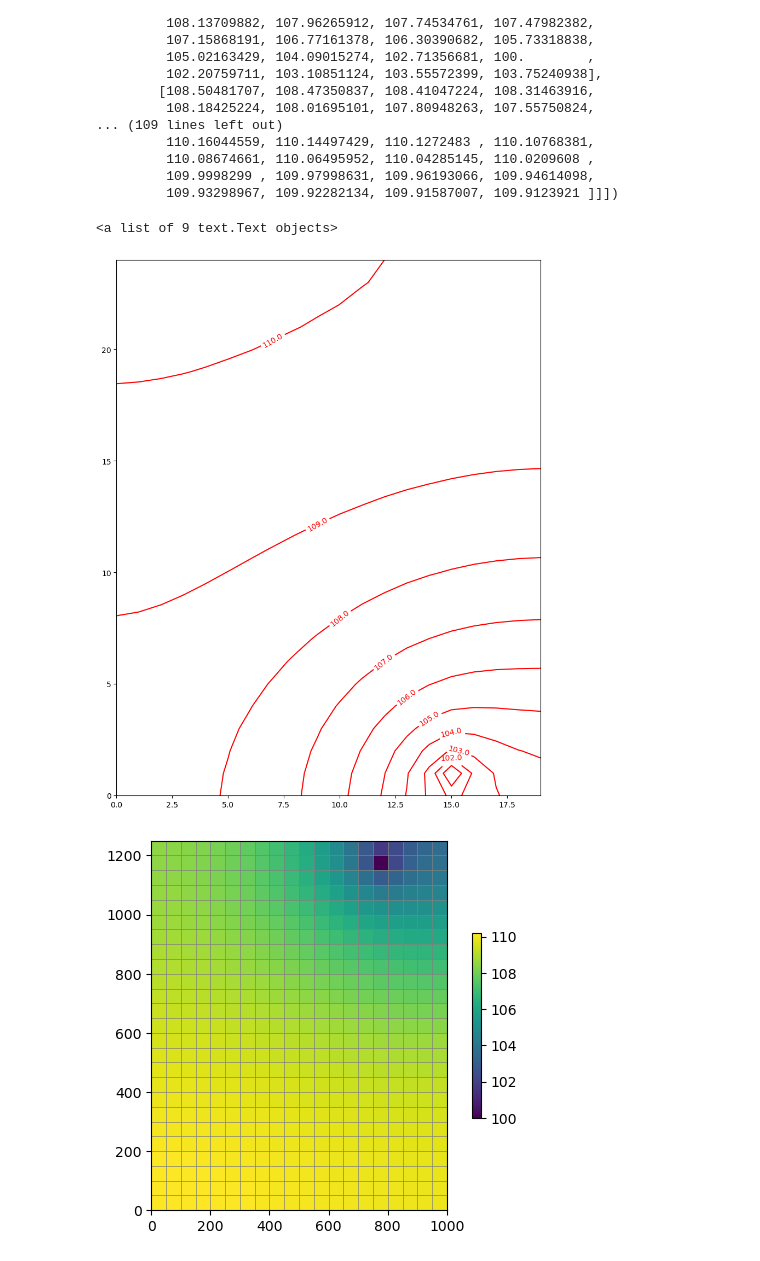
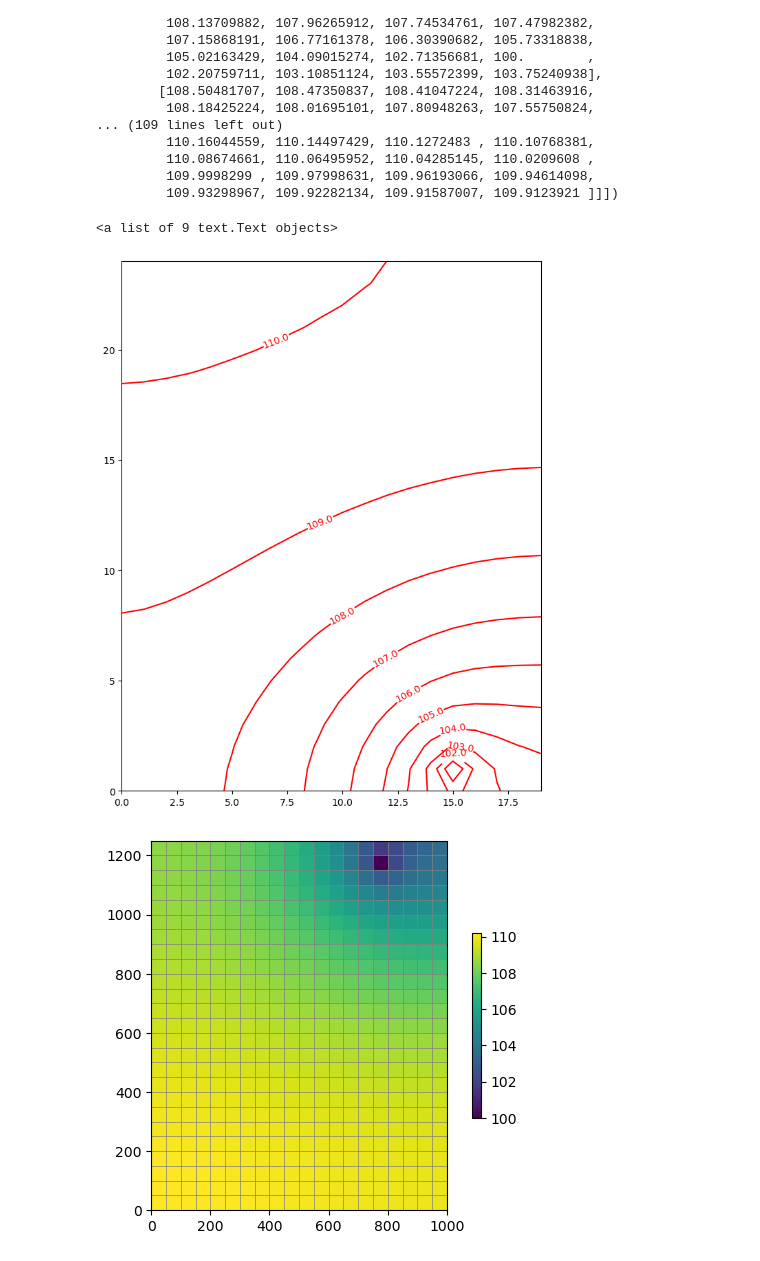
Before and after one commit to Omowumieru/flopy_project, a Jupyter notebook: Modflow_project.ipynb, the cells around one changed output. Cells and saved outputs as stored; diff of their text form; code cells hidden in the pictures.

```diff
--- a/Modflow_project.ipynb
+++ b/Modflow_project.ipynb
@@ -133,15 +133,15 @@ array([[[108.45164552, 108.41868003, 108.35238125, 108.25117383,
 # %%
 plt.subplot(1,1,1, aspect="equal")
 fig = plt.gcf()
-fig.set_figheight(15)
+fig.set_figheight(10)
 fig.set_figwidth(10)
 head = h
 levels= np.arange(0,300,1)
 c=plt.contour(head[0,:,:], levels=levels, colors="red")
 plt.clabel(c,fmt="%2.1f")
 # %% [output]
 <a list of 9 text.Text objects>
-[figure, old version]
+[figure, new version]
 # %%
 m = f.plot.PlotMapView(gwf)
 w=m.plot_bc("CHD")
```
Also changed, not shown: parts of 2 cells of this notebook, 12 other files.
